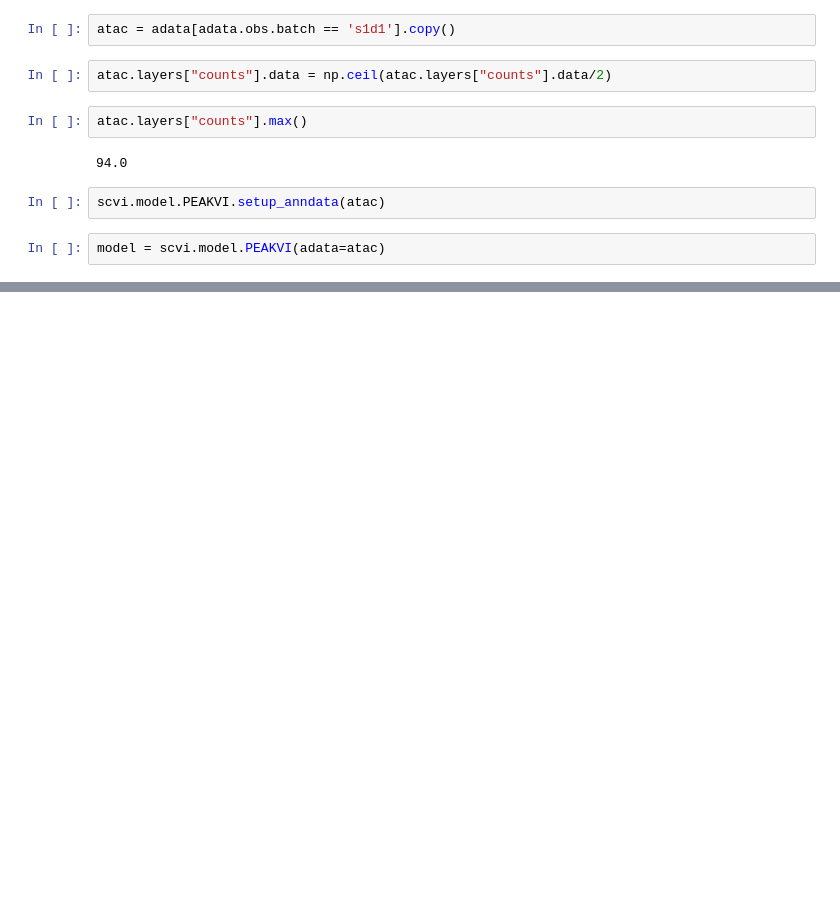
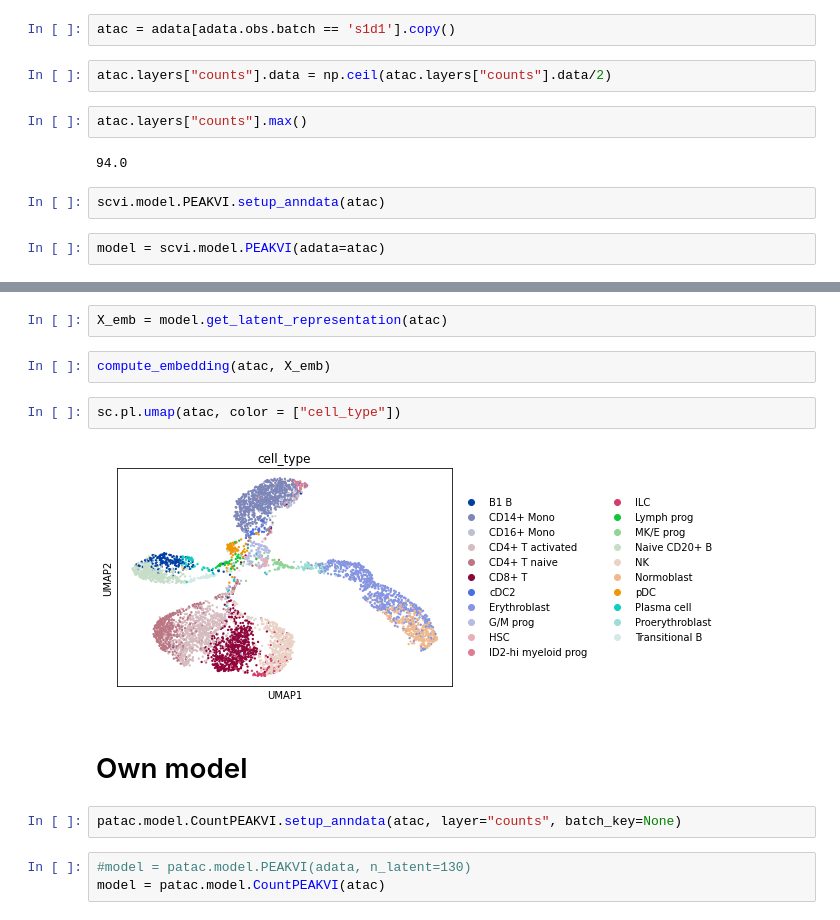
Before and after one commit to theislab/scatac_poisson_reproducibility, a Jupyter notebook: notebooks/scvi.ipynb, the cells around one changed output, grey strips where cells are left out. Saved outputs shown, nothing was run; the diff lists cells and outputs as text; blank space fills up the shorter version.

```diff
--- a/notebooks/scvi.ipynb
+++ b/notebooks/scvi.ipynb
@@ -141,0 +161,15 @@ Set SLURM handle signals.
+# %%
+X_emb = model.get_latent_representation(atac)
+# %%
+compute_embedding(atac, X_emb)
+# %%
+sc.pl.umap(atac, color = ["cell_type"])
+# %% [output]
+[figure, added]
+# %% [markdown]
+# Own model
+# %%
+patac.model.CountPEAKVI.setup_anndata(atac, layer="counts", batch_key=None)
+# %%
+#model = patac.model.PEAKVI(adata, n_latent=130)
+model = patac.model.CountPEAKVI(atac)
```
Also changed, not shown: parts of 36 cells of this notebook, 4 other files.
